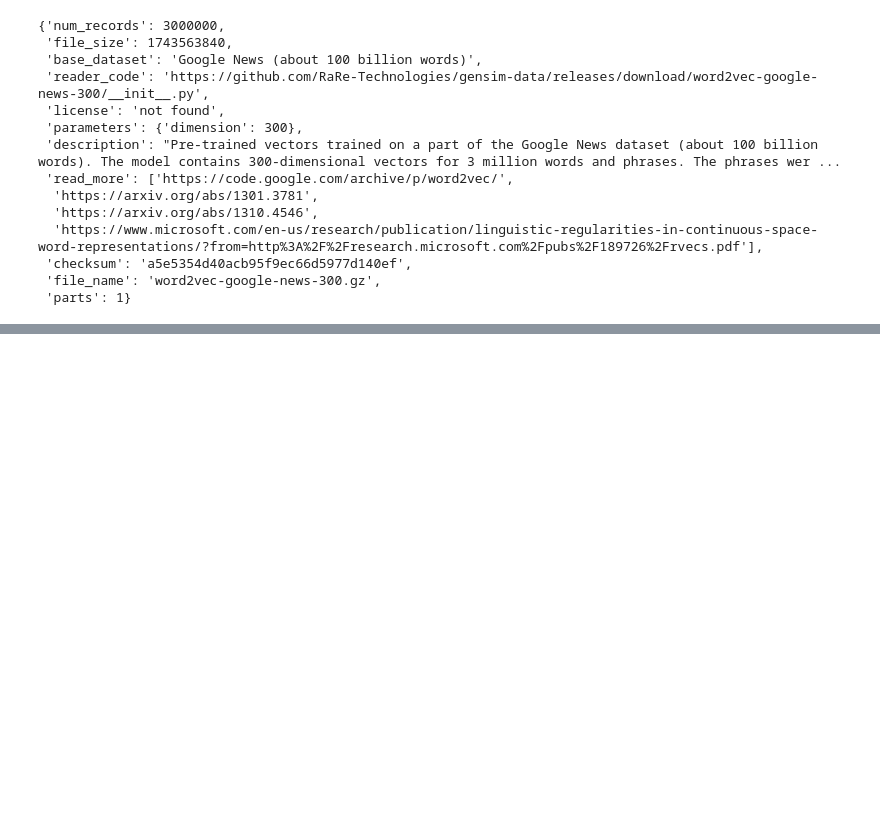
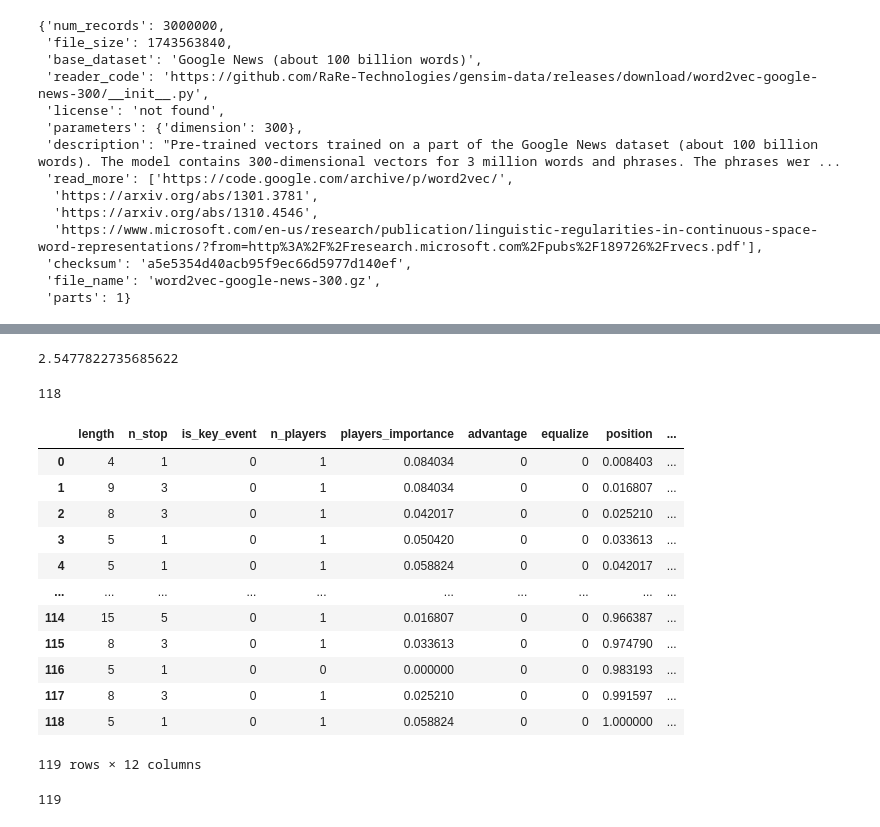
Before and after one commit to gscharly/master_ds_tfm, a Jupyter notebook: analysis/summary/ltr/metrics_target.ipynb, the cells around one changed output, grey strips where cells are left out. Drawn from its saved outputs; the diff is of its cells as text; code cells hidden in the pictures; blank space fills up the shorter version.

Commit message:
First implementation of LTR features. Fixed goal bug in mls_scraper. Now, the result appears in each goal.

```diff
--- a/analysis/summary/ltr/metrics_target.ipynb
+++ b/analysis/summary/ltr/metrics_target.ipynb
@@ -365,0 +475,4 @@ proc_events
+# %%
+key_events = ['goal', 'red_card', 'penalty']
+# %%
+ltr_features = LTRFeatures(key_events)
@@ -365,0 +511,4 @@ proc_events
+# %%
+np.sum(x, axis=1)[0]
+# %% [output]
+2.5477822735685622
@@ -365,0 +519,26 @@ proc_events
+# %%
+len(features_dict['players_importance'])
+# %% [output]
+118
+# %%
+features = ltr_features.get_features_pandas(match_dict, league_season_teams, **count_vec_kwargs)
+# %%
+features
+# %% [output]
+|  | length | n_stop | is_key_event | n_players | players_importance | advantage | equalize | position | ... |
+| 0 | 4 | 1 | 0 | 1 | 0.084034 | 0 | 0 | 0.008403 | ... |
+| 1 | 9 | 3 | 0 | 1 | 0.084034 | 0 | 0 | 0.016807 | ... |
+| 2 | 8 | 3 | 0 | 1 | 0.042017 | 0 | 0 | 0.025210 | ... |
+| 3 | 5 | 1 | 0 | 1 | 0.050420 | 0 | 0 | 0.033613 | ... |
+| 4 | 5 | 1 | 0 | 1 | 0.058824 | 0 | 0 | 0.042017 | ... |
+| ... | ... | ... | ... | ... | ... | ... | ... | ... | ... |
+| 114 | 15 | 5 | 0 | 1 | 0.016807 | 0 | 0 | 0.966387 | ... |
+| 115 | 8 | 3 | 0 | 1 | 0.033613 | 0 | 0 | 0.974790 | ... |
+| 116 | 5 | 1 | 0 | 0 | 0.000000 | 0 | 0 | 0.983193 | ... |
+| 117 | 8 | 3 | 0 | 1 | 0.025210 | 0 | 0 | 0.991597 | ... |
+| 118 | 5 | 1 | 0 | 1 | 0.058824 | 0 | 0 | 1.000000 | ... |
+119 rows × 12 columns
+# %%
+len(events)
+# %% [output]
+119
```
Also changed, not shown: parts of 73 cells of this notebook, 8 other files.
